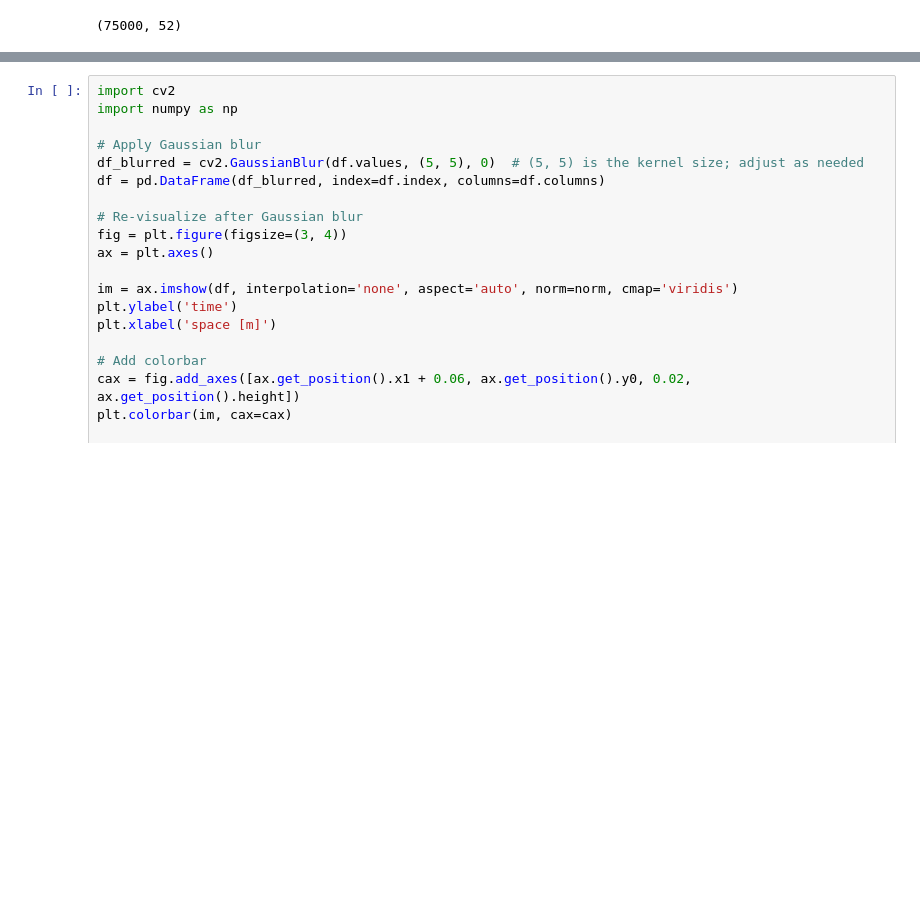
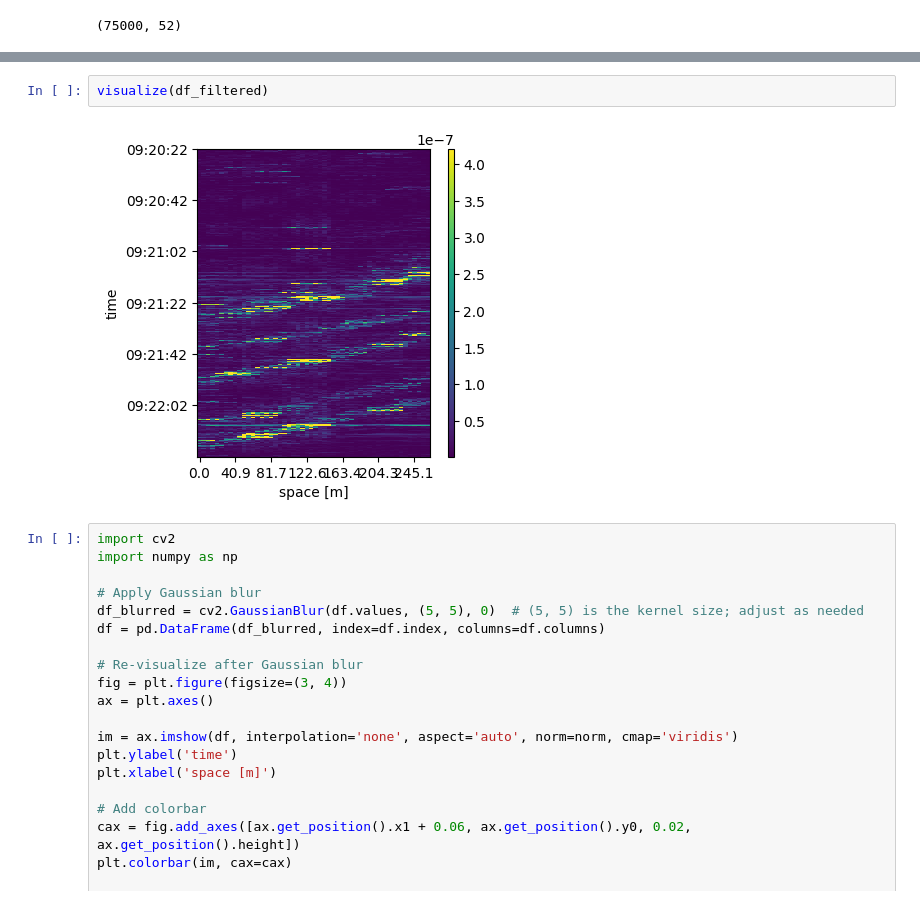
Before and after one commit to mmartyna123/ComputerVision, a Jupyter notebook: Project1/Project.ipynb, the cells around one changed output, grey strips where cells are left out. Cells and saved outputs as stored; diff of their text form; blank space fills up the shorter version.

```diff
--- a/Project1/Project.ipynb
+++ b/Project1/Project.ipynb
@@ -232,3 +237,7 @@ plt.show()
+# %%
+visualize(df_filtered)
+# %% [output]
+[figure, added]
 # %%
 import cv2
 import numpy as np
```
Also changed, not shown: parts of 6 cells of this notebook.
